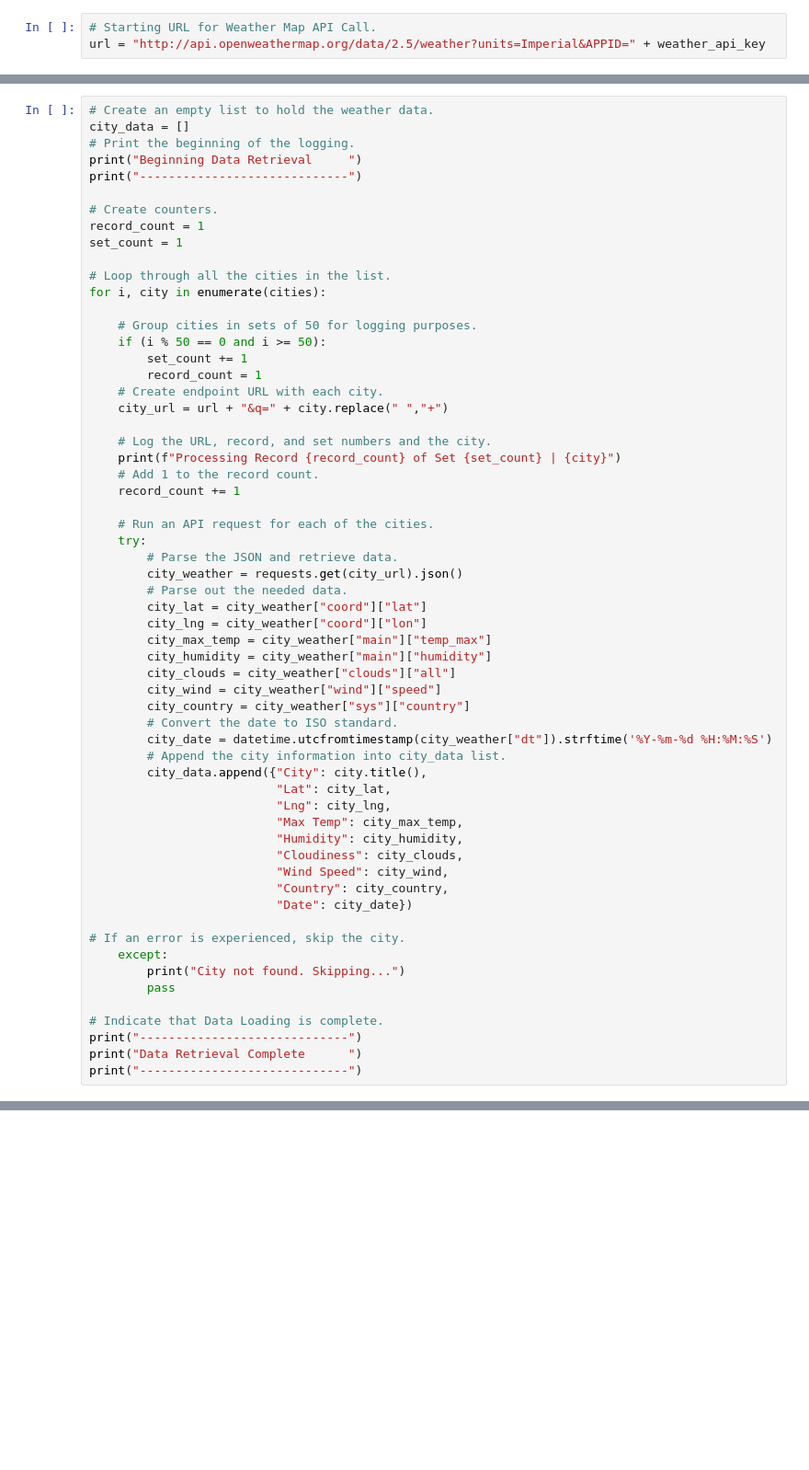
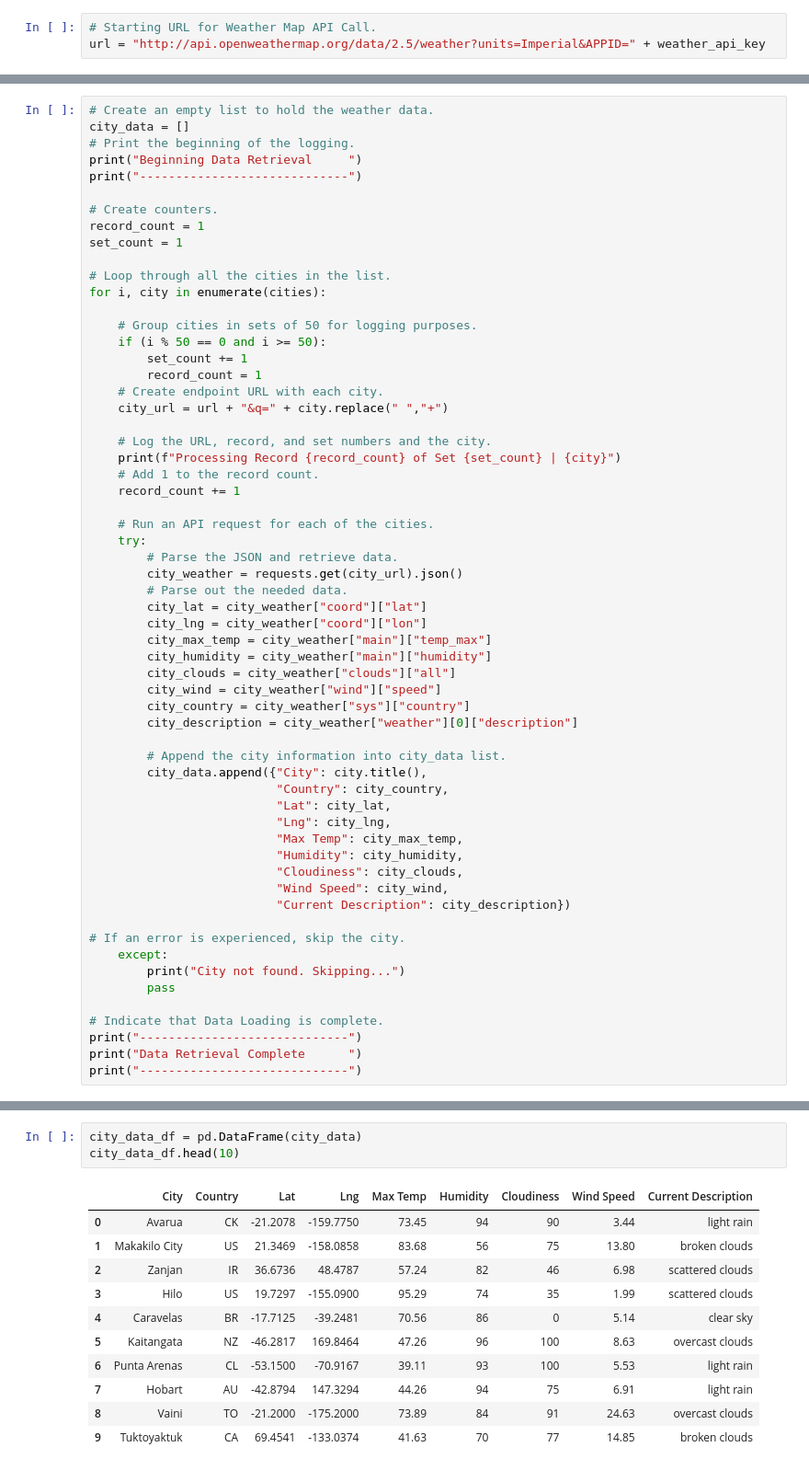
Before and after one commit to Maureen220/World_Weather_Analysis, a Jupyter notebook: Weather_Database.ipynb, the cells around one changed output, grey strips where cells are left out. Shown: that part at 92% size. Drawn from its saved outputs; the diff is of its cells as text; blank space fills up the shorter version.

Commit message:
Gathered all weather data

```diff
--- a/Weather_Database.ipynb
+++ b/Weather_Database.ipynb
@@ -78,18 +75,18 @@ for i, city in enumerate(cities):
         city_clouds = city_weather["clouds"]["all"]
         city_wind = city_weather["wind"]["speed"]
         city_country = city_weather["sys"]["country"]
-        # Convert the date to ISO standard.
-        city_date = datetime.utcfromtimestamp(city_weather["dt"]).strftime('%Y-%m-%d %H:%M:%S')
+        city_description = city_weather["weather"][0]["description"]
+
         # Append the city information into city_data list.
         city_data.append({"City": city.title(),
+                          "Country": city_country,
                           "Lat": city_lat,
                           "Lng": city_lng,
                           "Max Temp": city_max_temp,
                           "Humidity": city_humidity,
                           "Cloudiness": city_clouds,
                           "Wind Speed": city_wind,
-                          "Country": city_country,
-                          "Date": city_date})
+                          "Current Description": city_description})
 
 # If an error is experienced, skip the city.
     except:
@@ -102,0 +122,15 @@ print("-----------------------------")
+# %%
+city_data_df = pd.DataFrame(city_data)
+city_data_df.head(10)
+# %% [output]
+|  | City | Country | Lat | Lng | Max Temp | Humidity | Cloudiness | Wind Speed | Current Description |
+| 0 | Avarua | CK | -21.2078 | -159.7750 | 73.45 | 94 | 90 | 3.44 | light rain |
+| 1 | Makakilo City | US | 21.3469 | -158.0858 | 83.68 | 56 | 75 | 13.80 | broken clouds |
+| 2 | Zanjan | IR | 36.6736 | 48.4787 | 57.24 | 82 | 46 | 6.98 | scattered clouds |
+| 3 | Hilo | US | 19.7297 | -155.0900 | 95.29 | 74 | 35 | 1.99 | scattered clouds |
+| 4 | Caravelas | BR | -17.7125 | -39.2481 | 70.56 | 86 | 0 | 5.14 | clear sky |
+| 5 | Kaitangata | NZ | -46.2817 | 169.8464 | 47.26 | 96 | 100 | 8.63 | overcast clouds |
+| 6 | Punta Arenas | CL | -53.1500 | -70.9167 | 39.11 | 93 | 100 | 5.53 | light rain |
+| 7 | Hobart | AU | -42.8794 | 147.3294 | 44.26 | 94 | 75 | 6.91 | light rain |
+| 8 | Vaini | TO | -21.2000 | -175.2000 | 73.89 | 84 | 91 | 24.63 | overcast clouds |
+| 9 | Tuktoyaktuk | CA | 69.4541 | -133.0374 | 41.63 | 70 | 77 | 14.85 | broken clouds |
```
Also changed, not shown: parts of 5 cells of this notebook, 2 other files.
